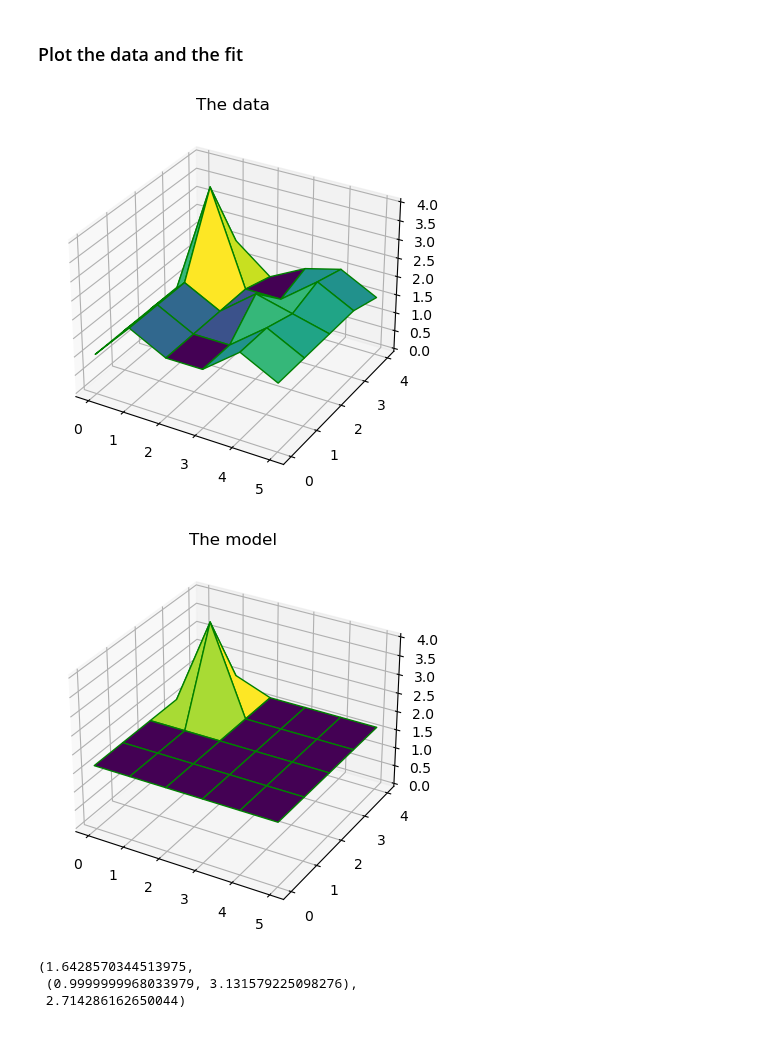
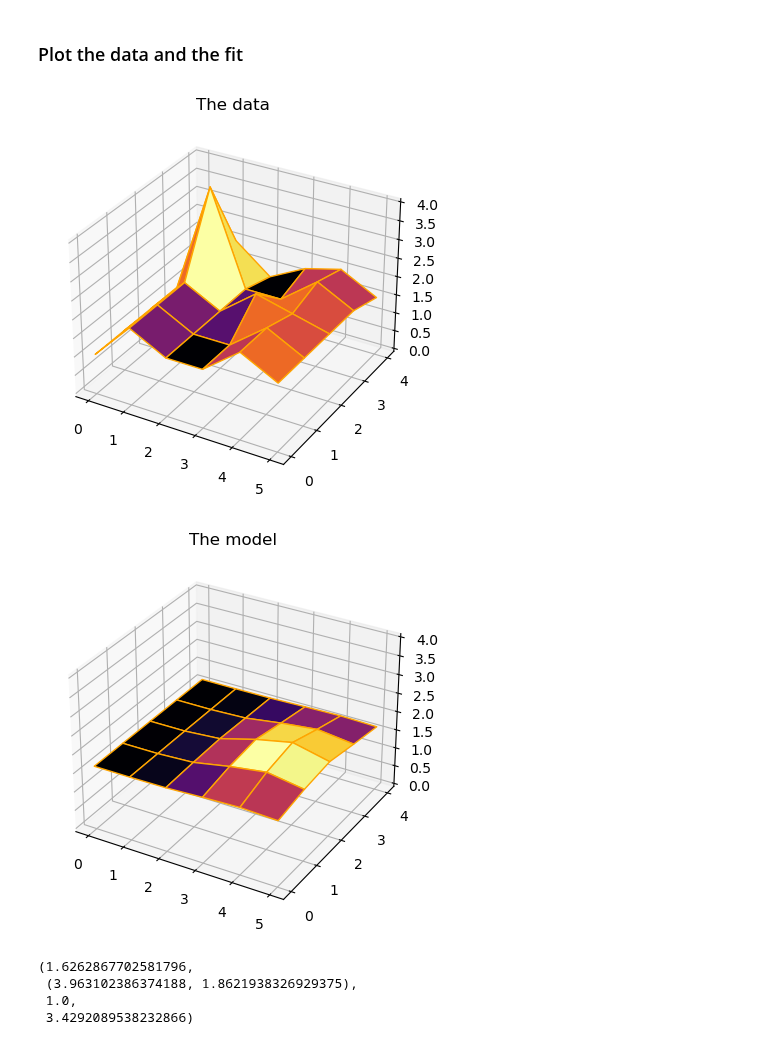
Before and after one commit to brianhill/transient-astronomy, a Jupyter notebook: dev/SimpleParameterEstimation.ipynb, the cells around one changed output. Saved outputs shown, nothing was run; the diff lists cells and outputs as text; code cells hidden in the pictures.

```diff
--- a/dev/SimpleParameterEstimation.ipynb
+++ b/dev/SimpleParameterEstimation.ipynb
@@ -44,30 +54,37 @@ def objective_function(model_parameters, data):
 
 background0 = np.median(data)
 
-maximum = 0.0
-index_x = 0
-index_y = 0
-for j in y_positions:
-    for i in x_positions:
-        if data[j, i] > maximum:
-            maximum = data[j, i]
-            index_x = i
-            index_y = j
+# maximum = 0.0
+# index_x = 0
+# index_y = 0
+# for j in y_positions:
+#     for i in x_positions:
+#         if data[j, i] > maximum:
+#             maximum = data[j, i]
+#             index_x = i
+#             index_y = j
 
-spike_flux0 = maximum - background0
-spike_position_x0 = index_x
-spike_position_y0 = index_y
+# spike_flux0 = maximum - background0
+# spike_position_x0 = index_x
+# spike_position_y0 = index_y
+spike_flux0 = 1.0
+spike_position_x0 = 4
+spike_position_y0 = 4
+
 x0 = (background0, spike_position_x0, spike_position_y0, spike_flux0)
 # %%
 from scipy.optimize import minimize
 
-result = minimize(objective_function, x0=x0, args=(data,)).x
+spike_radius = 1.0
+
+result = minimize(objective_function, x0=x0, args=(data, spike_radius)).x
 # %%
-background = result[0]
-spike_position = (result[1], result[2])
-spike_flux = result[3]
+background = result[BACKGROUND_MODEL_PARAMETER]
+spike_position_x = result[POSITION_X_MODEL_PARAMETER]
+spike_position_y = result[POSITION_Y_MODEL_PARAMETER]
+spike_flux = result[SPIKE_FLUX_MODEL_PARAMETER]
 
-model = make_model(background, spike_position, spike_flux)
+model = make_model(background, (spike_position_x, spike_position_y), spike_radius, spike_flux)
 values = [[model(i, j) for i in x_positions] for j in y_positions]
 # %% [markdown]
 ### Plot the data and the fit
@@ -87,32 +104,33 @@ fig = plt.figure()
 ax = plt.axes(projection='3d')
 
 # syntax for plotting
-ax.plot_surface(x, y, z, cmap='viridis', edgecolor='green')
+ax.plot_surface(x, y, z, cmap='inferno', edgecolor='orange')
 ax.set_title('The data')
 
 ax.axes.set_zlim3d(bottom=0, top=4)
 
 plt.show()
 # %% [output]
-[figure, old version]
+[figure, new version]
 # %%
 z = np.array(values)
 
 fig = plt.figure()
 
 # syntax for 3-D plotting
 ax = plt.axes(projection='3d')
 
 # syntax for plotting
-ax.plot_surface(x, y, z, cmap='viridis', edgecolor='green')
+ax.plot_surface(x, y, z, cmap='inferno', edgecolor='orange')
 ax.set_title('The model')
 ax.axes.set_zlim3d(bottom=0, top=4)
 plt.show()
 # %% [output]
-[figure, old version]
+[figure, new version]
 # %%
-(background, spike_position, spike_flux)
+(background, (spike_position_x, spike_position_y), spike_radius, spike_flux)
 # %% [output]
-(1.6428570344513975,
- (0.9999999968033979, 3.131579225098276),
- 2.714286162650044)
+(1.6262867702581796,
+ (3.963102386374188, 1.8621938326929375),
+ 1.0,
+ 3.4292089538232866)
```
Also changed, not shown: parts of 4 cells of this notebook.
